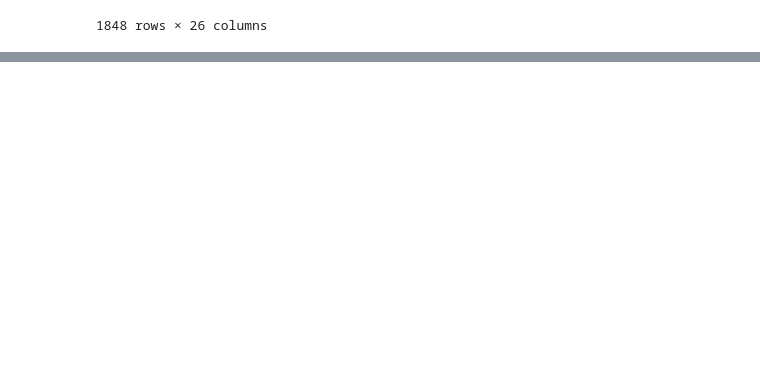
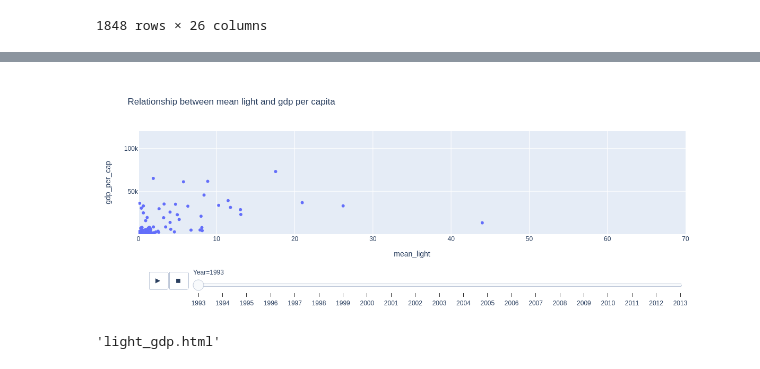
Before and after one commit to AndersonMonken/ANLY502_Spring2020_Project, a Jupyter notebook: Merging_Data.ipynb, the cells around one changed output, grey strips where cells are left out. Drawn from its saved outputs; the diff is of its cells as text; code cells hidden in the pictures; blank space fills up the shorter version.

```diff
--- a/Merging_Data.ipynb
+++ b/Merging_Data.ipynb
@@ -312,3 +342,13 @@ imputed_df
+# %%
+fig = px.scatter(imputed_df, x="mean_light", y="gdp_per_cap", animation_frame="Year", animation_group="Country",hover_name="Country",
+           range_x=[0,70], range_y=[150,120000], title='Relationship between mean light and gdp per capita')
+fig.show()
+# %% [output]
+[figure, added]
+# %%
+plotly.offline.plot(fig, filename='light_gdp.html')
+# %% [output]
+'light_gdp.html'
 # %%
 pipeline = Pipeline(stages = [vecAssembler,
                    rf,
```
Also changed, not shown: parts of 3 cells of this notebook, 3 other files.
